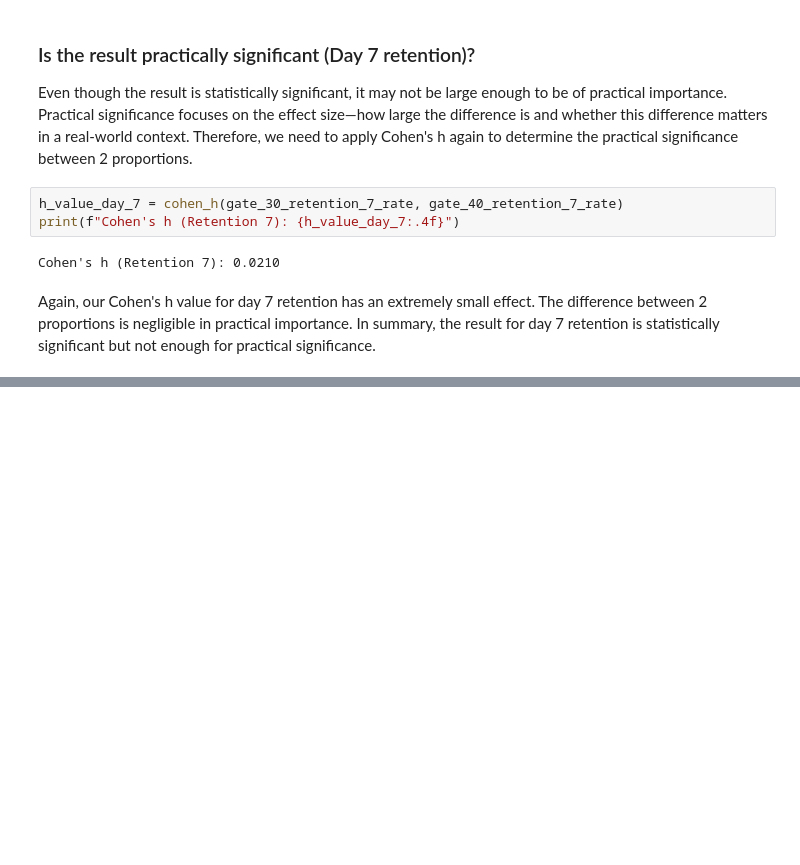
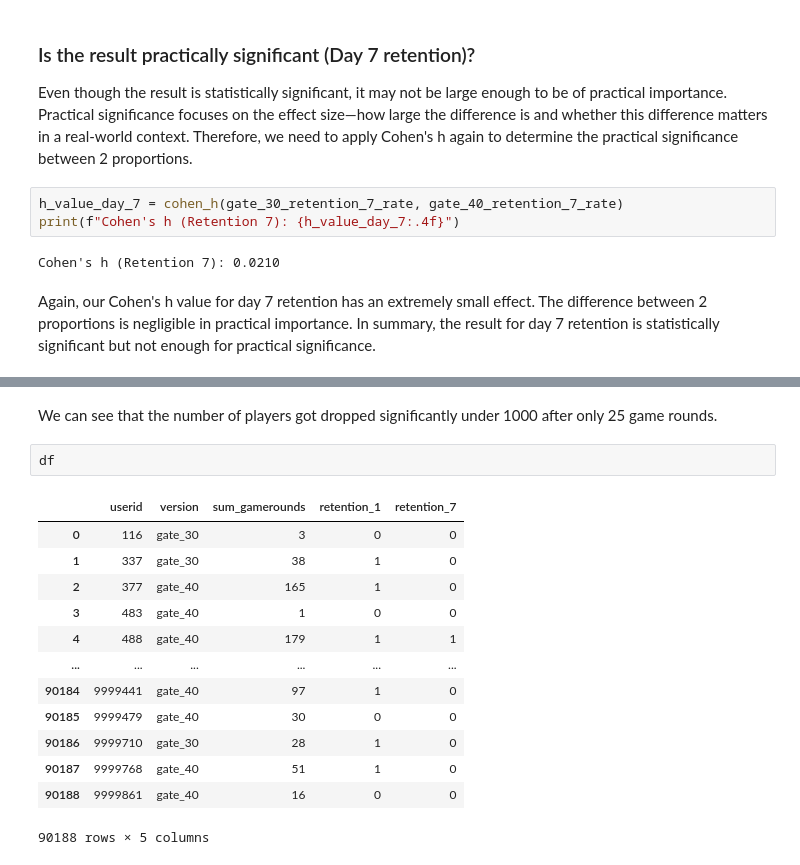
Before and after one commit to noahng08/a-b-testing-cookie-cats, a Jupyter notebook: cookie_cats_ab_testing.ipynb, the cells around one changed output, grey strips where cells are left out. Cells and saved outputs as stored; diff of their text form; blank space fills up the shorter version.

```diff
--- a/cookie_cats_ab_testing.ipynb
+++ b/cookie_cats_ab_testing.ipynb
@@ -244,0 +272,18 @@ Again, our Cohen's h value for day 7 retention has an extremely small effect. Th
+# %% [markdown]
+We can see that the number of players got dropped significantly under 1000 after only 25 game rounds.
+# %%
+df
+# %% [output]
+|  | userid | version | sum_gamerounds | retention_1 | retention_7 |
+| 0 | 116 | gate_30 | 3 | 0 | 0 |
+| 1 | 337 | gate_30 | 38 | 1 | 0 |
+| 2 | 377 | gate_40 | 165 | 1 | 0 |
+| 3 | 483 | gate_40 | 1 | 0 | 0 |
+| 4 | 488 | gate_40 | 179 | 1 | 1 |
+| ... | ... | ... | ... | ... | ... |
+| 90184 | 9999441 | gate_40 | 97 | 1 | 0 |
+| 90185 | 9999479 | gate_40 | 30 | 0 | 0 |
+| 90186 | 9999710 | gate_30 | 28 | 1 | 0 |
+| 90187 | 9999768 | gate_40 | 51 | 1 | 0 |
+| 90188 | 9999861 | gate_40 | 16 | 0 | 0 |
+90188 rows × 5 columns
```
Also changed, not shown: parts of 21 cells of this notebook.
